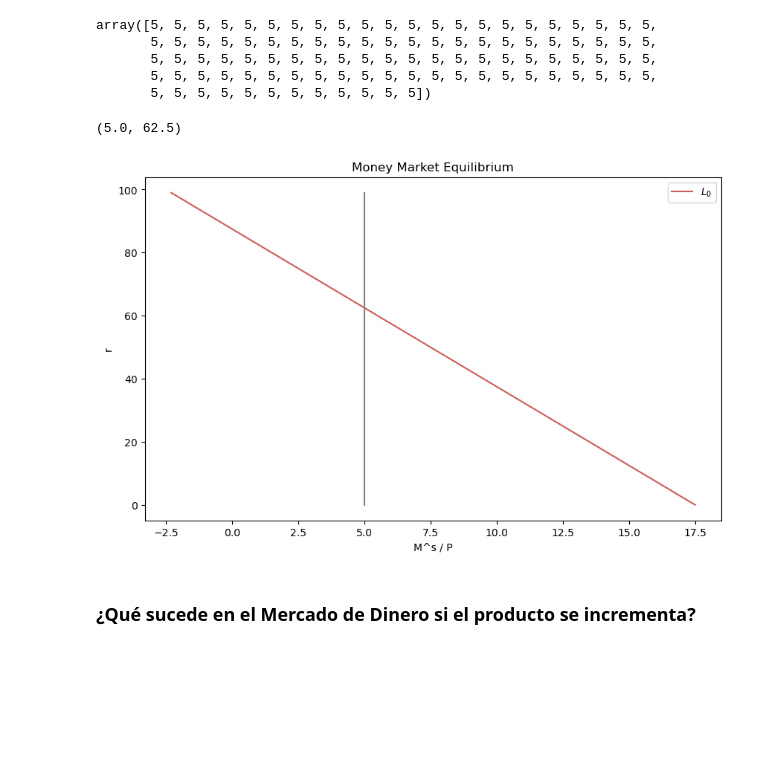
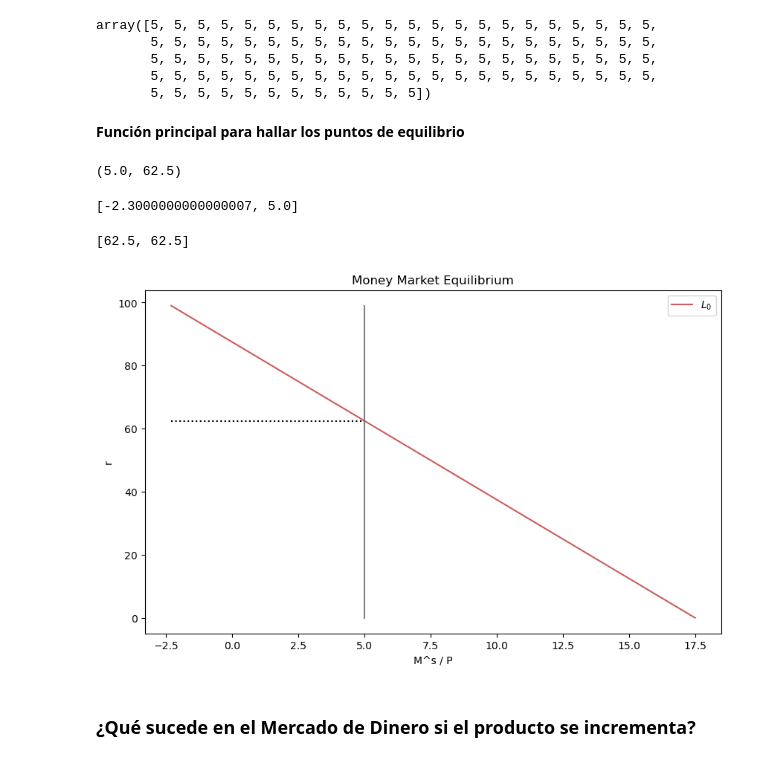
Before and after one commit to alexanderquispe/1REI05, a Jupyter notebook: 1REI05_jb/notebooks/Chapters/Chaper_3.ipynb, the cells around one changed output. Cells and saved outputs as stored; diff of their text form; code cells hidden in the pictures; blank space fills up the shorter version.

```diff
--- a/1REI05_jb/notebooks/Chapters/Chaper_3.ipynb
+++ b/1REI05_jb/notebooks/Chapters/Chaper_3.ipynb
@@ -82,6 +88,8 @@ array([5, 5, 5, 5, 5, 5, 5, 5, 5, 5, 5, 5, 5, 5, 5, 5, 5, 5, 5, 5, 5, 5,
        5, 5, 5, 5, 5, 5, 5, 5, 5, 5, 5, 5, 5, 5, 5, 5, 5, 5, 5, 5, 5, 5,
        5, 5, 5, 5, 5, 5, 5, 5, 5, 5, 5, 5, 5, 5, 5, 5, 5, 5, 5, 5, 5, 5,
        5, 5, 5, 5, 5, 5, 5, 5, 5, 5, 5, 5])
+# %% [markdown]
+**Función principal para hallar los puntos de equilibrio**
 # %%
 # líneas punteadas autómaticas
 
@@ -116,35 +124,45 @@ intersec = line_intersection((A, B), (C, D))
 intersec # (y,x)
 # %% [output]
 (5.0, 62.5)
+# %%
+[min(MD_0), intersec[0]]
+# %% [output]
+[-2.3000000000000007, 5.0]
+# %%
+[intersec[1], intersec[1]]
+# %% [output]
+[62.5, 62.5]
 # %%
 # Equilibrio en el mercado de dinero
 
 # Creamos el seteo para la figura
 fig, ax1 = plt.subplots(figsize=(10, 6))
 
 # Agregamos titulo t el nombre de las coordenadas
 ax1.set(title="Money Market Equilibrium", xlabel=r'M^s / P', ylabel=r'r')
 
 # Ploteamos la demanda de dinero
 ax1.plot(MD_0, r, label= '$L_0$', color = '#CD5C5C')
 
 # Para plotear la oferta de dinero solo necesitamos crear una linea vertical
 ax1.plot(MS_0_vector, r , color = "grey")
 
 # Creamos las lineas puntadas para el equilibrio
-# ax1.axhline(y=7.5, xmin= 0, xmax= 0.5, linestyle = ":", color = "black")
-
+#ax1.axhline(intersec[1], xmin= 0, xmax= intersec[0]/r.max(), linestyle = ":", color = "black")
+#plt.axhline(intersec[1], xmin= 0, xmax=intersec[0]/r.max(), linestyle = ":", color = "black")
+#plt.axhline(intersec[1], xmin= 0, xmax=(intersec[0]-r.min())/(r.max()-r.min()), linestyle = ":", color = "black")
 # Agregamos texto
 #ax1.text(0, 7.5, "$r_0$", fontsize = 12, color = 'black')
+ax1.plot([min(MD_0), intersec[0]], [intersec[1], intersec[1]], linestyle=':', color='black')
 
 #ax1.yaxis.set_major_locator(plt.NullLocator())
 #ax1.xaxis.set_major_locator(plt.NullLocator())
 
 ax1.legend()
 
 plt.show()
 # %% [output]
-[figure, old version]
+[figure, new version]
 # %% [markdown]
 ### ¿Qué sucede en el Mercado de Dinero si el producto se incrementa?
 # %%
```
Also changed, not shown: parts of 1 cell of this notebook, 4 other files.
